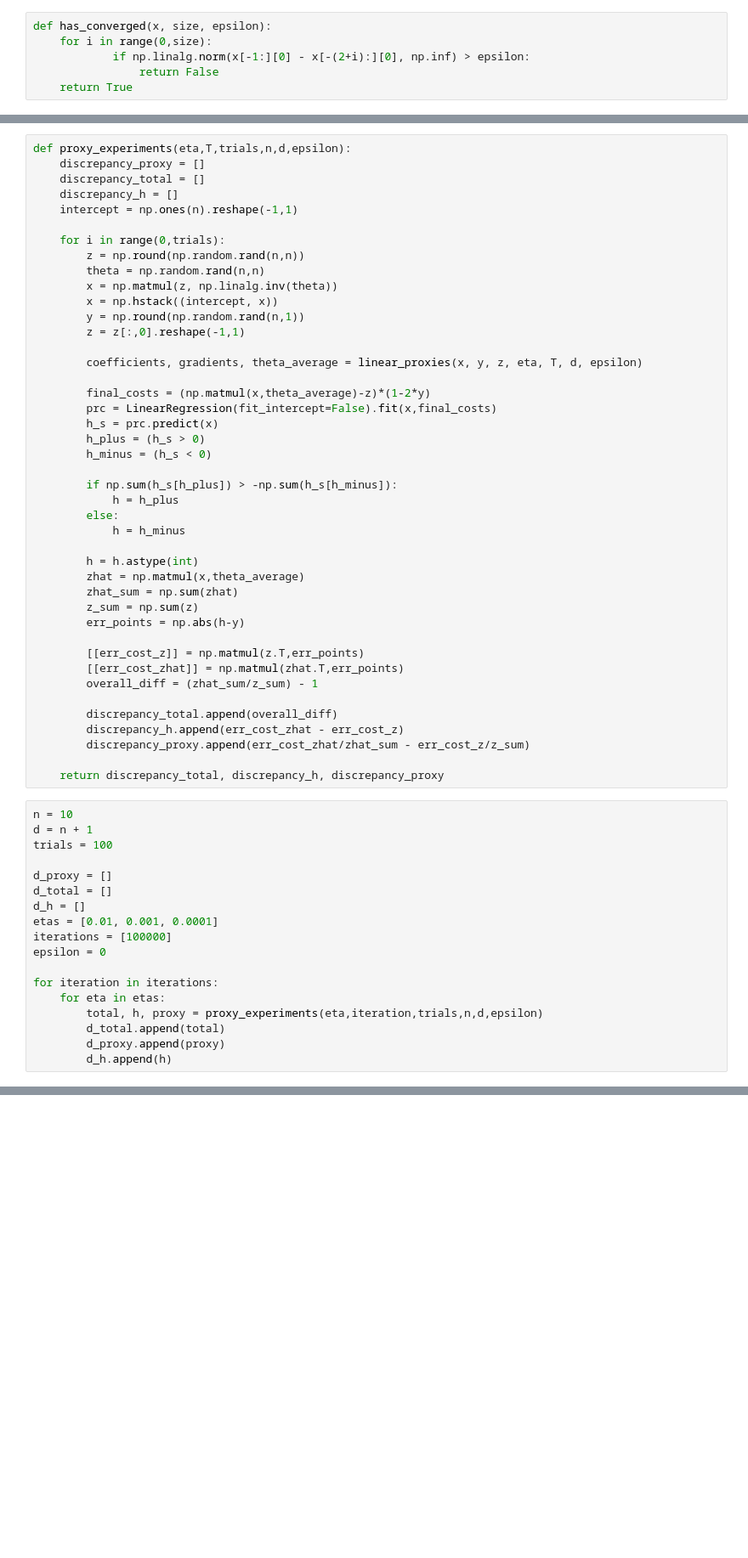
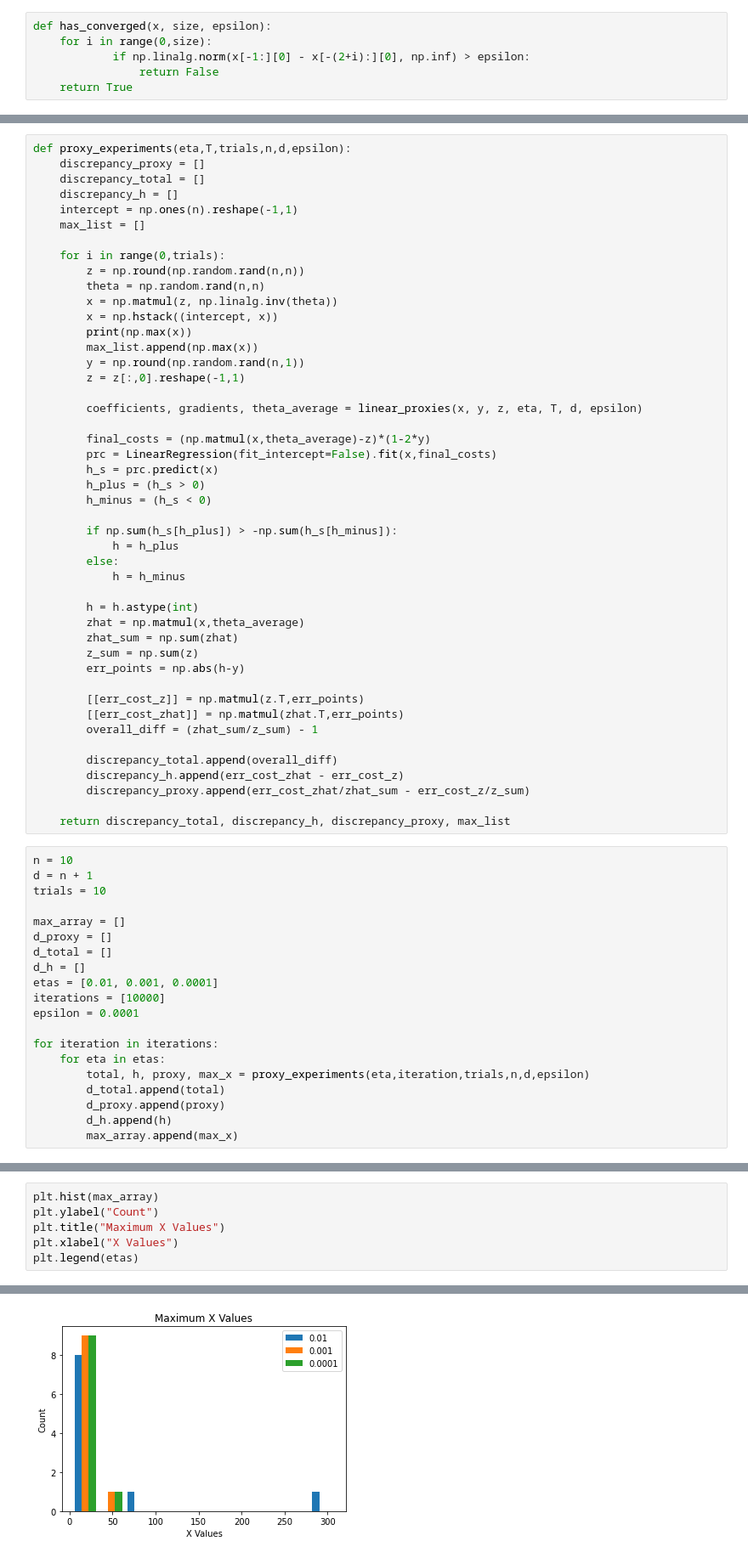
Before and after one commit to emilydiana/fairnessProxies, a Jupyter notebook: LinearProxies_JupyterNotebook.ipynb, the cells around one changed output, grey strips where cells are left out. Shown at 85% size. Cells and saved outputs as stored; diff of their text form; blank space fills up the shorter version.

Commit message:
Commiting experimental setup for course histograms

```diff
--- a/LinearProxies_JupyterNotebook.ipynb
+++ b/LinearProxies_JupyterNotebook.ipynb
@@ -73,12 +73,15 @@ def proxy_experiments(eta,T,trials,n,d,epsilon):
     discrepancy_total = []
     discrepancy_h = []
     intercept = np.ones(n).reshape(-1,1)
+    max_list = []
 
     for i in range(0,trials):
         z = np.round(np.random.rand(n,n))
         theta = np.random.rand(n,n)
         x = np.matmul(z, np.linalg.inv(theta))
         x = np.hstack((intercept, x))
+        print(np.max(x))
+        max_list.append(np.max(x))
         y = np.round(np.random.rand(n,1))
         z = z[:,0].reshape(-1,1)
 
@@ -109,22 +112,24 @@ def proxy_experiments(eta,T,trials,n,d,epsilon):
         discrepancy_h.append(err_cost_zhat - err_cost_z)
         discrepancy_proxy.append(err_cost_zhat/zhat_sum - err_cost_z/z_sum)
 
-    return discrepancy_total, discrepancy_h, discrepancy_proxy
+    return discrepancy_total, discrepancy_h, discrepancy_proxy, max_list
 # %%
 n = 10
 d = n + 1
-trials = 100
+trials = 10
 
+max_array = []
 d_proxy = []
 d_total = []
 d_h = []
 etas = [0.01, 0.001, 0.0001]
-iterations = [100000]
-epsilon = 0
+iterations = [10000]
+epsilon = 0.0001
 
 for iteration in iterations:
     for eta in etas:
-        total, h, proxy = proxy_experiments(eta,iteration,trials,n,d,epsilon)
+        total, h, proxy, max_x = proxy_experiments(eta,iteration,trials,n,d,epsilon)
         d_total.append(total)
         d_proxy.append(proxy)
         d_h.append(h)
+        max_array.append(max_x)
@@ -154,0 +190,7 @@ plt.legend(etas)
+# %%
+plt.hist(max_array)
+plt.ylabel("Count")
+plt.title("Maximum X Values")
+plt.xlabel("X Values")
+plt.legend(etas)
+# %% [output]
@@ -154,0 +198 @@ plt.legend(etas)
+[figure, added]
```
Also changed, not shown: parts of 7 cells of this notebook.
